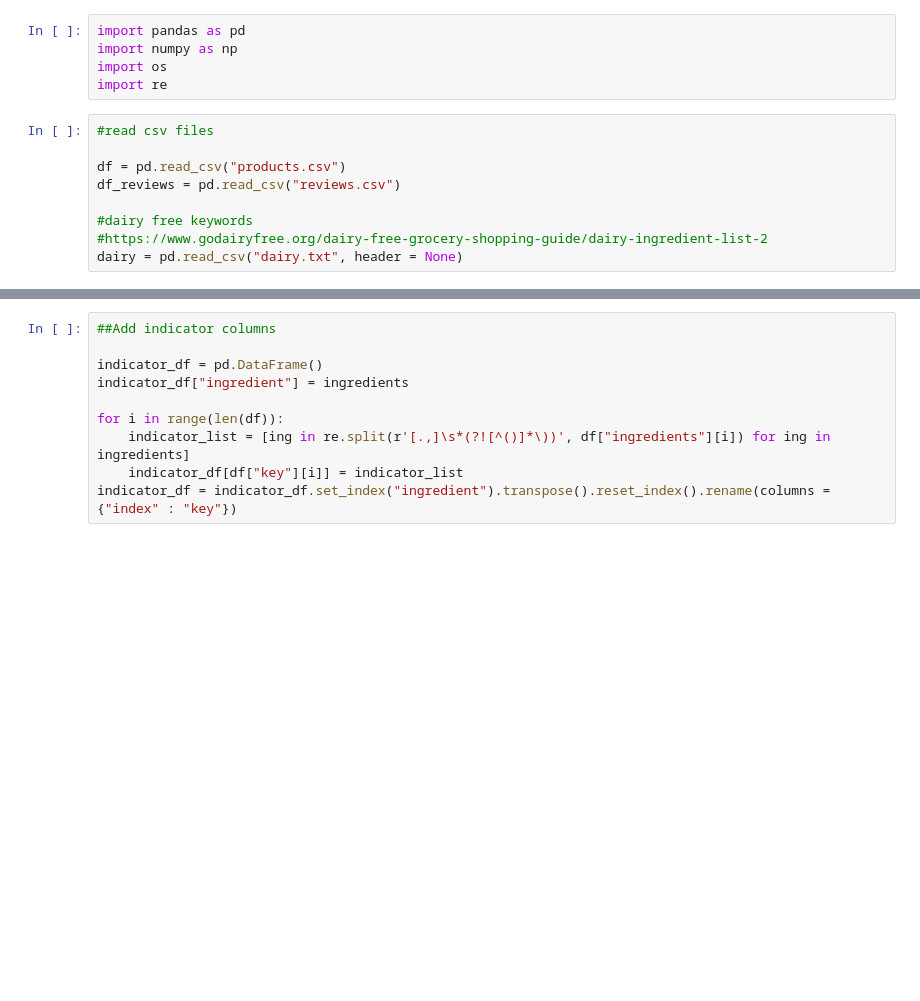
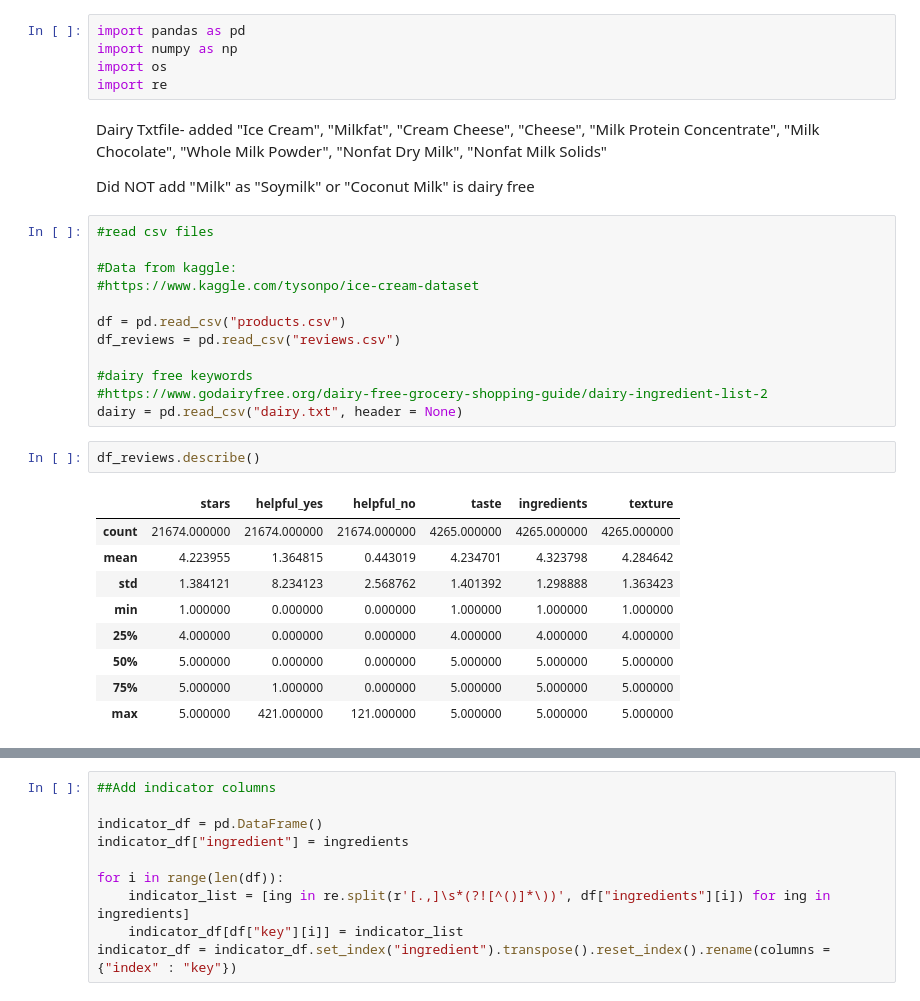
Before and after one commit to anushnap/icecream, a Jupyter notebook: icecream.ipynb, the cells around one changed output, grey strips where cells are left out. Drawn from its saved outputs; the diff is of its cells as text; blank space fills up the shorter version.

```diff
--- a/icecream.ipynb
+++ b/icecream.ipynb
@@ -3,8 +3,15 @@ import pandas as pd
 import numpy as np
 import os
 import re
+# %% [markdown]
+Dairy Txtfile- added "Ice Cream", "Milkfat", "Cream Cheese", "Cheese", "Milk Protein Concentrate", "Milk Chocolate", "Whole Milk Powder", "Nonfat Dry Milk", "Nonfat Milk Solids"
+
+Did NOT add "Milk" as "Soymilk" or "Coconut Milk" is dairy free
 # %%
 #read csv files
+
+#Data from kaggle:
+#https://www.kaggle.com/tysonpo/ice-cream-dataset
 
 df = pd.read_csv("products.csv")
 df_reviews = pd.read_csv("reviews.csv")
@@ -12,3 +19,15 @@ df_reviews = pd.read_csv("reviews.csv")
 #dairy free keywords
 #https://www.godairyfree.org/dairy-free-grocery-shopping-guide/dairy-ingredient-list-2
 dairy = pd.read_csv("dairy.txt", header = None)
+# %%
+df_reviews.describe()
+# %% [output]
+|  | stars | helpful_yes | helpful_no | taste | ingredients | texture |
+| count | 21674.000000 | 21674.000000 | 21674.000000 | 4265.000000 | 4265.000000 | 4265.000000 |
+| mean | 4.223955 | 1.364815 | 0.443019 | 4.234701 | 4.323798 | 4.284642 |
+| std | 1.384121 | 8.234123 | 2.568762 | 1.401392 | 1.298888 | 1.363423 |
+| min | 1.000000 | 0.000000 | 0.000000 | 1.000000 | 1.000000 | 1.000000 |
+| 25% | 4.000000 | 0.000000 | 0.000000 | 4.000000 | 4.000000 | 4.000000 |
+| 50% | 5.000000 | 0.000000 | 0.000000 | 5.000000 | 5.000000 | 5.000000 |
+| 75% | 5.000000 | 1.000000 | 0.000000 | 5.000000 | 5.000000 | 5.000000 |
+| max | 5.000000 | 421.000000 | 121.000000 | 5.000000 | 5.000000 | 5.000000 |
```
Also changed, not shown: parts of 7 cells of this notebook, 1 other file.
